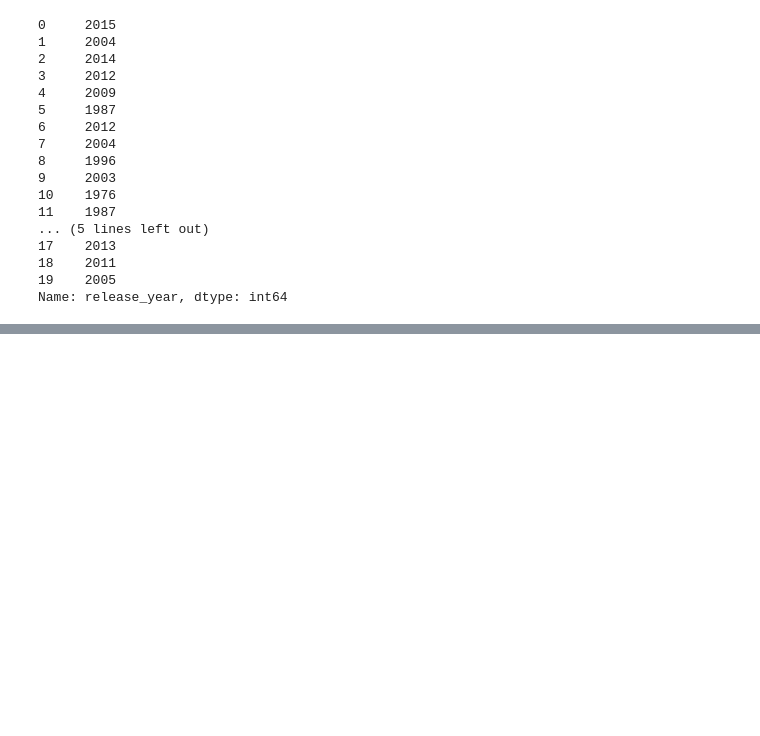
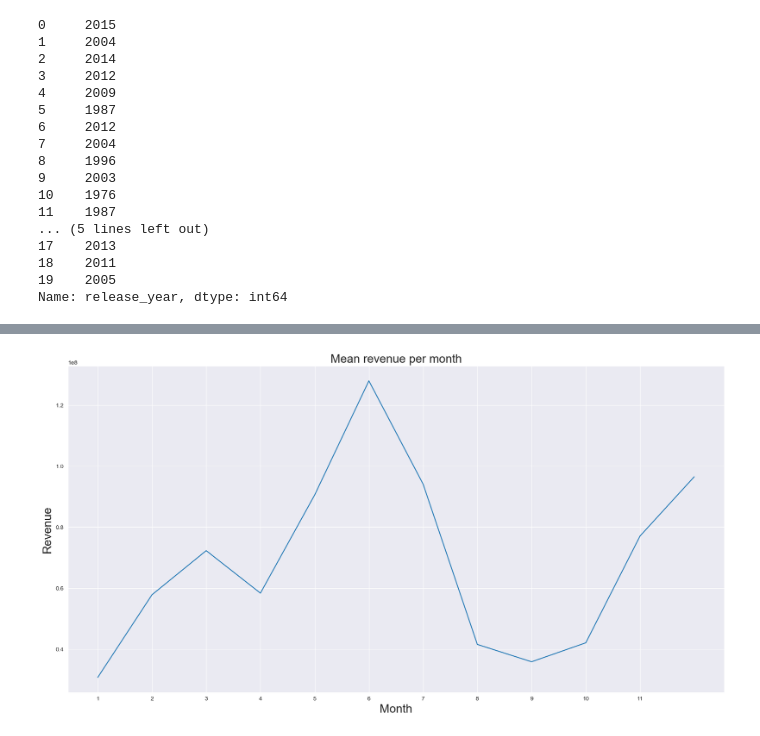
Before and after one commit to F1ameX/Machine-learning, a Jupyter notebook: Box-office-prediction_Kaggle/sample.ipynb, the cells around one changed output, grey strips where cells are left out. Saved outputs shown, nothing was run; the diff lists cells and outputs as text; code cells hidden in the pictures; blank space fills up the shorter version.

```diff
--- a/Box-office-prediction_Kaggle/sample.ipynb
+++ b/Box-office-prediction_Kaggle/sample.ipynb
@@ -280,0 +325,10 @@ plt.show()
+# %%
+train['mean_release_month'] = train.groupby('release_month')['revenue'].aggregate('mean')
+train['mean_release_month'].plot(figsize=(20, 10))
+plt.title('Mean revenue per month', fontsize=20)
+plt.xlabel('Month', fontsize=20)
+plt.ylabel('Revenue', fontsize=20)
+plt.xticks(np.arange(1, 12, 1))
+plt.show()
+# %% [output]
+[figure, added]
```
Also changed, not shown: parts of 32 cells of this notebook.
